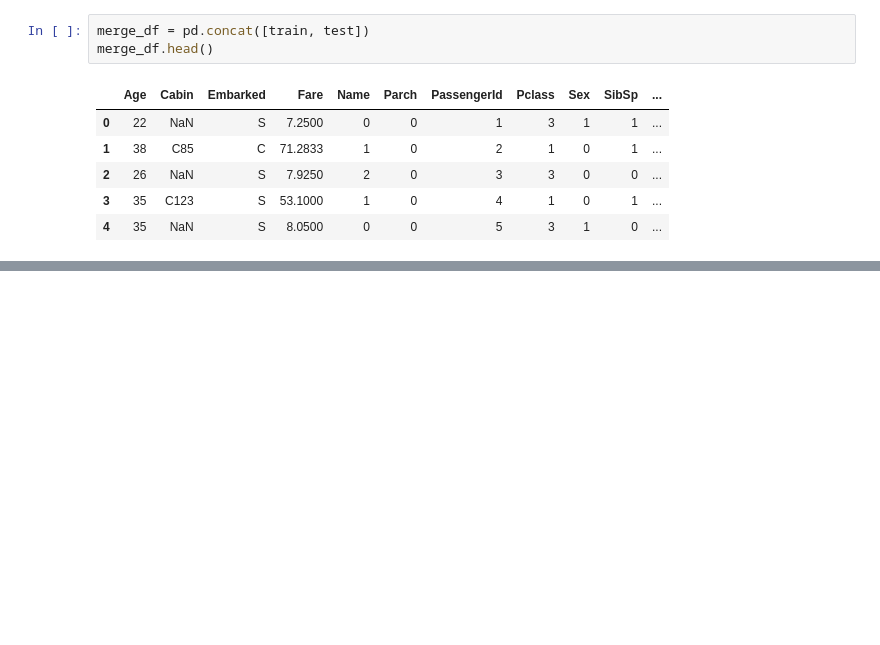
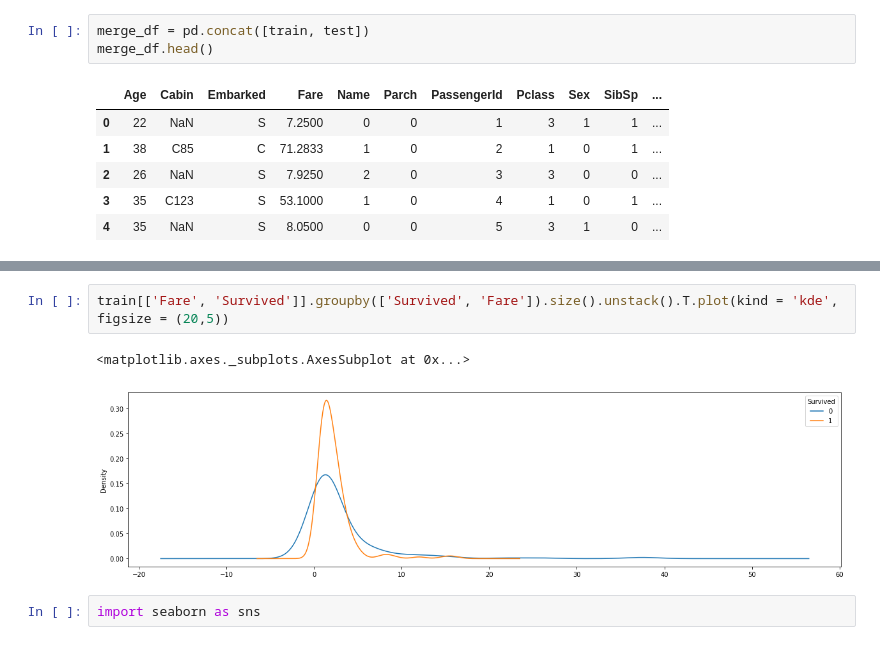
Before and after one commit to gjustin40/Kaggle, a Jupyter notebook: Titanic/Kaggle_Titanic.ipynb, the cells around one changed output, grey strips where cells are left out. Saved outputs shown, nothing was run; the diff lists cells and outputs as text; blank space fills up the shorter version.

```diff
--- a/Titanic/Kaggle_Titanic.ipynb
+++ b/Titanic/Kaggle_Titanic.ipynb
@@ -426,0 +439,7 @@ Name: Fare, dtype: float64
+# %%
+train[['Fare', 'Survived']].groupby(['Survived', 'Fare']).size().unstack().T.plot(kind = 'kde', figsize = (20,5))
+# %% [output]
+<matplotlib.axes._subplots.AxesSubplot at 0x...>
+[figure, added]
+# %%
+import seaborn as sns
```
Also changed, not shown: parts of 17 cells of this notebook.
